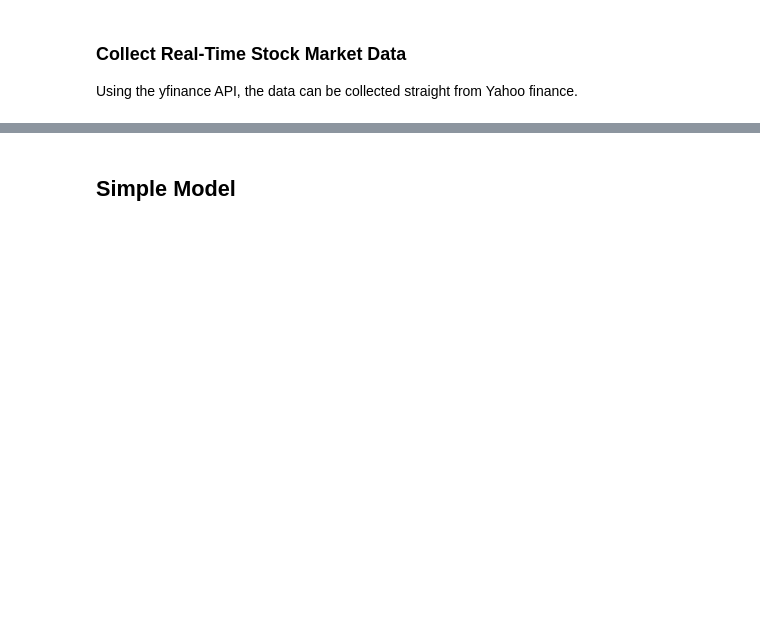
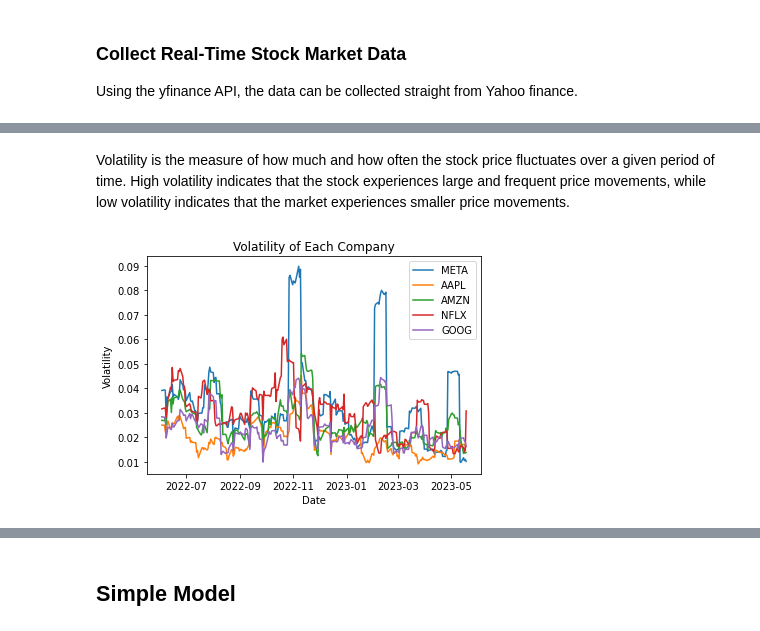
Before and after one commit to alvarodriguez95/FAANG-Stock-Market-Analysis, a Jupyter notebook: FAANG Stock Market Performance.ipynb, the cells around one changed output, grey strips where cells are left out. Drawn from its saved outputs; the diff is of its cells as text; code cells hidden in the pictures; blank space fills up the shorter version.

```diff
--- a/FAANG Stock Market Performance.ipynb
+++ b/FAANG Stock Market Performance.ipynb
@@ -151,2 +213,9 @@ fig.show()
 # %%
 # Analyze moving averages; provides a useful way to identify trends and patterns in each company's stock price movements over the year
+
+df['MA10'] = df.groupby('Ticker')['Close'].rolling(window=10).mean().reset_index(0, drop=True)
+df['MA20'] = df.groupby('Ticker')['Close'].rolling(window=20).mean().reset_index(0, drop=True)
+
+for ticker, group in df.groupby('Ticker'):
+    print(f'Moving Averages for {ticker}')
+    print(group[['MA10', 'MA20']])
@@ -152,0 +240,5 @@ fig.show()
+# %%
+for ticker, group in df.groupby('Ticker'):
+    fig = px.line(group, x='Date', y=['Close', 'MA10', 'MA20'],
+                  title=f"{ticker} Moving Averages")
+    fig.show()
@@ -152,0 +256,7 @@ fig.show()
+# %%
+# Analyze Volatility of each company
+df['Volatility'] = df.groupby('Ticker')['Close'].pct_change().rolling(window=10).std().reset_index(0, drop=True)
+fig = px.line(df, x='Date', y='Volatility',
+              color='Ticker',
+              title='Volatility of All Companies')
+fig.show()
@@ -152,0 +265,22 @@ fig.show()
+# %% [markdown]
+Volatility is the measure of how much and how often the stock price fluctuates over a given period of time. High volatility indicates that the stock experiences large and frequent price movements, while low volatility indicates that the market experiences smaller price movements.
+# %%
+import matplotlib.pyplot as plt
+
+# Analyze Volatility of each company
+df['Volatility'] = df.groupby('Ticker')['Close'].pct_change().rolling(window=10).std().reset_index(0, drop=True)
+
+# Iterate over each company
+for ticker in df['Ticker'].unique():
+    company_df = df[df['Ticker'] == ticker]
+    volatility_values = company_df['Volatility'].to_numpy()  # Convert to NumPy array
+    dates = company_df['Date'].to_numpy()  # Convert 'Date' column to NumPy array
+    plt.plot(dates, volatility_values, label=ticker)
+
+plt.title('Volatility of Each Company')
+plt.xlabel('Date')
+plt.ylabel('Volatility')
+plt.legend()
+plt.show();
+# %% [output]
+[figure, added]
```
Also changed, not shown: parts of 37 cells of this notebook.
